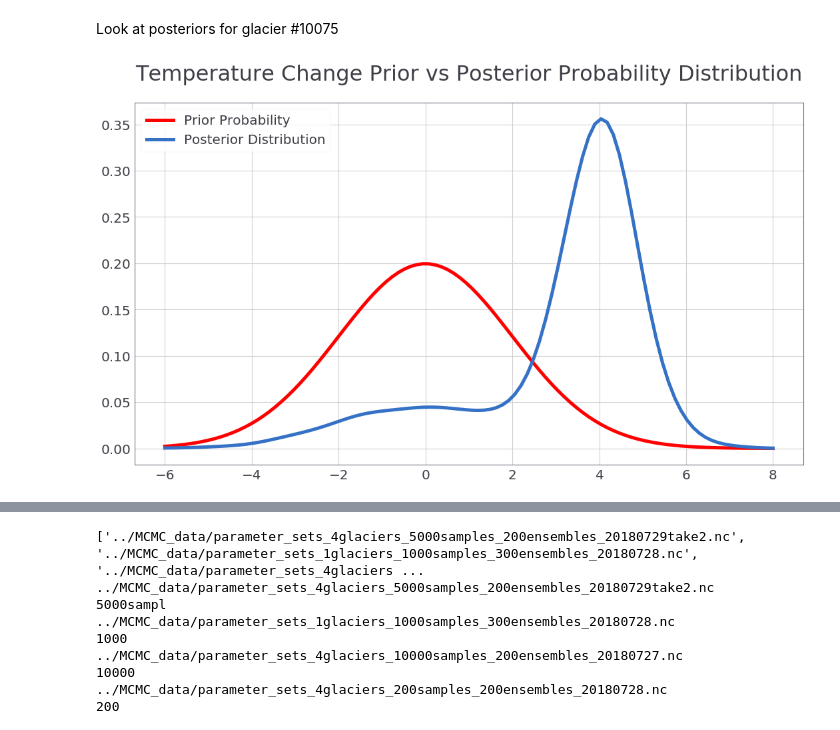
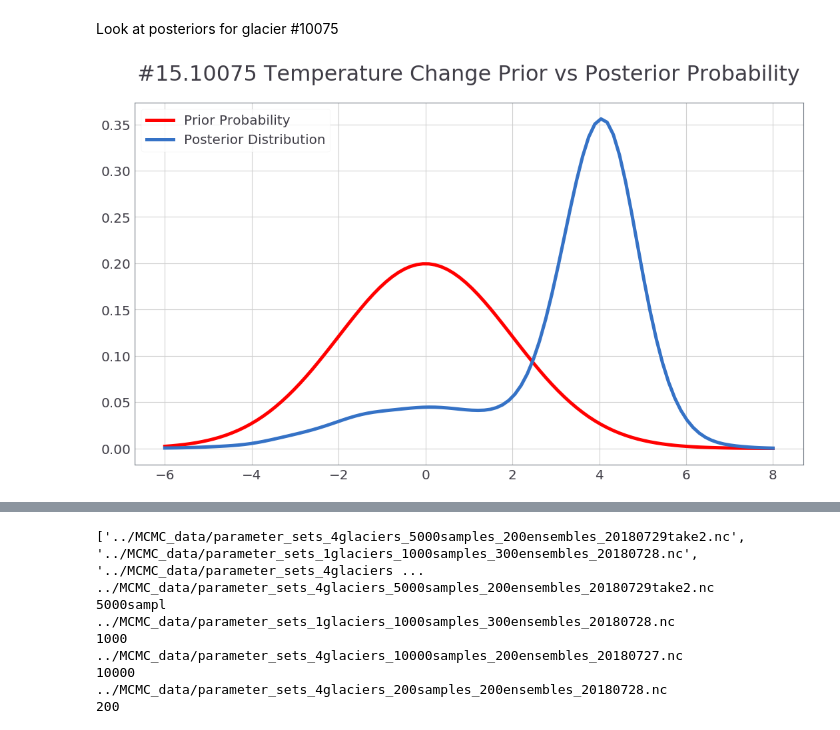
Before and after one commit to drounce/PyGEM, a Jupyter notebook: ensemble_analysis_plots.ipynb, the cells around one changed output, grey strips where cells are left out. Saved outputs shown, nothing was run; the diff lists cells and outputs as text; code cells hidden in the pictures.

Commit message:
created probability plots for other glaciers 10059 - 10079

```diff
--- a/ensemble_analysis_plots.ipynb
+++ b/ensemble_analysis_plots.ipynb
@@ -67,37 +67,39 @@ traces
  ('10079', '3000'): <pymc.database.pickle.Database at 0x...>}
 # %% [markdown]
 Look at posteriors for glacier #10075
+# %%
+num = '10075'
 # %%
-tempchange = traces[('10075', '10000')].trace('tempchange')[:]
+tempchange = traces[(num, '10000')].trace('tempchange')[:]
 
 fig = plt.figure()
 
 # plot the ideal pdf function
 mu = 0
 sigma = 2
 x = np.linspace(mu - 3*sigma, mu + 4*sigma, 100)
 plt.plot(x,mlab.normpdf(x, mu, sigma), color='red', label = 'Prior Probability', linewidth=5)
 
 
 # plot the actual density distribution
 data = tempchange
 density = gaussian_kde(data)
 #x = np.linspace(-6, 10, 200)
 density.covariance_factor = lambda : .25
 density._compute_covariance()
 plt.plot(x,density(x), label = 'Posterior Distribution', linewidth=5)
 plt.legend(loc='best', fontsize=20)
 
 # niceties
-plt.title('Temperature Change Prior vs Posterior Probability Distribution', fontsize = 32, y=1.05)
+plt.title('#15.' + num + ' Temperature Change Prior vs Posterior Probability', fontsize = 32, y=1.05)
 #plt.ylabel('Probability', fontsize =24 )
 #plt.xlabel('Value', fontsize = 24)
 
 plt.xticks(fontsize=20)
 plt.yticks(fontsize=20)
 
 plt.show()
 
-#fig.savefig('../plots/03473tempchange.png')
+#fig.savefig('../probability_plots/' + num + 'tempchange.png')
 # %% [output]
-[figure, old version]
+[figure, new version]
```
Also changed, not shown: parts of 5 cells of this notebook.
